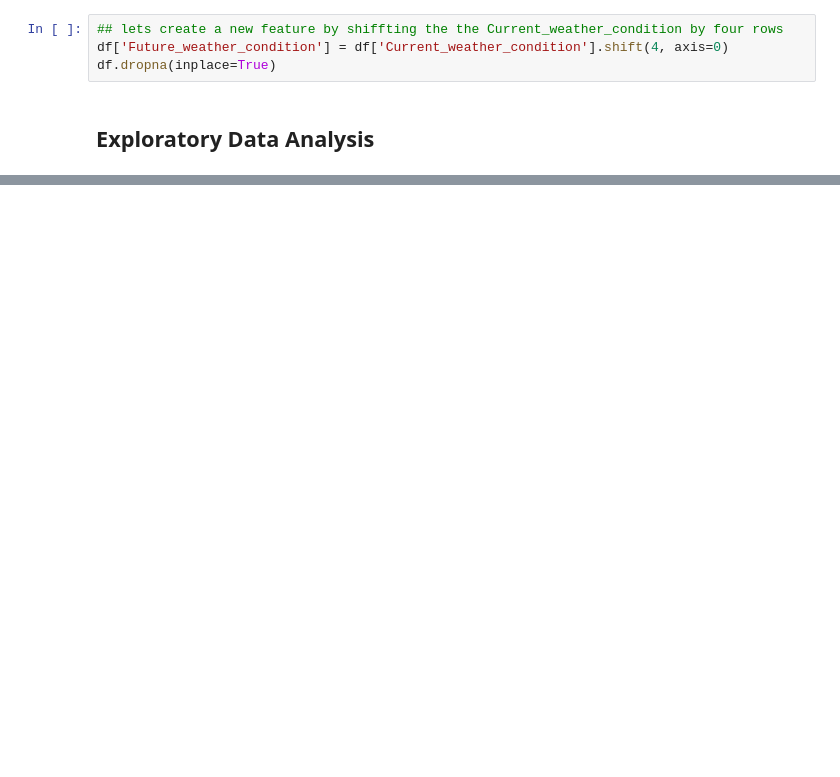
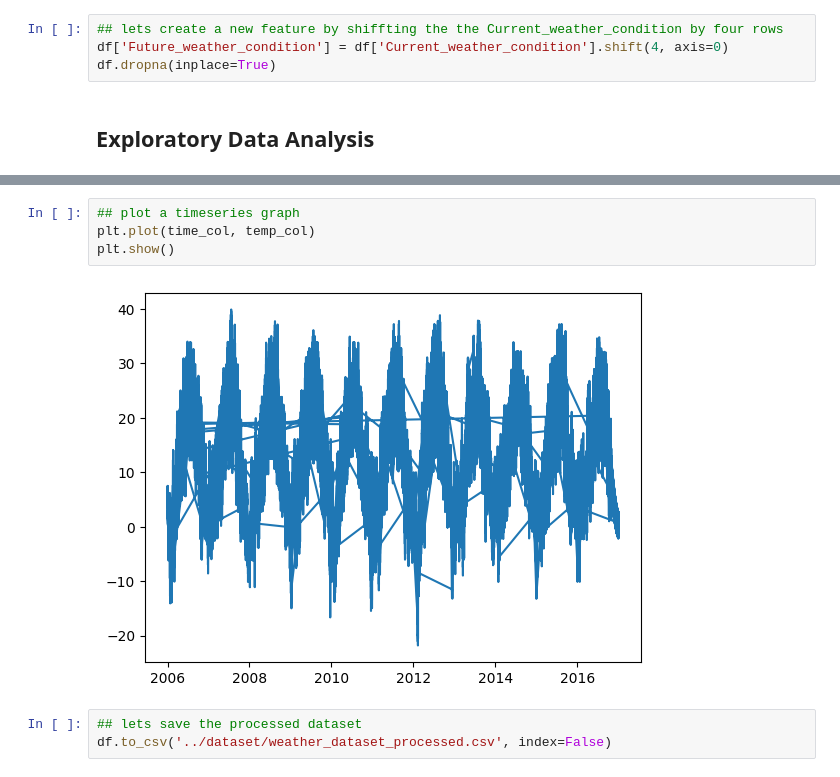
Before and after one commit to moro23/ml_port_weather_prediction, a Jupyter notebook: notebook/notebook.ipynb, the cells around one changed output, grey strips where cells are left out. Cells and saved outputs as stored; diff of their text form; blank space fills up the shorter version.

```diff
--- a/notebook/notebook.ipynb
+++ b/notebook/notebook.ipynb
@@ -119,0 +211,9 @@ plt.show()
+# %%
+## plot a timeseries graph
+plt.plot(time_col, temp_col)
+plt.show()
+# %% [output]
+[figure, added]
+# %%
+## lets save the processed dataset
+df.to_csv('../dataset/weather_dataset_processed.csv', index=False)
```
Also changed, not shown: parts of 24 cells of this notebook.
